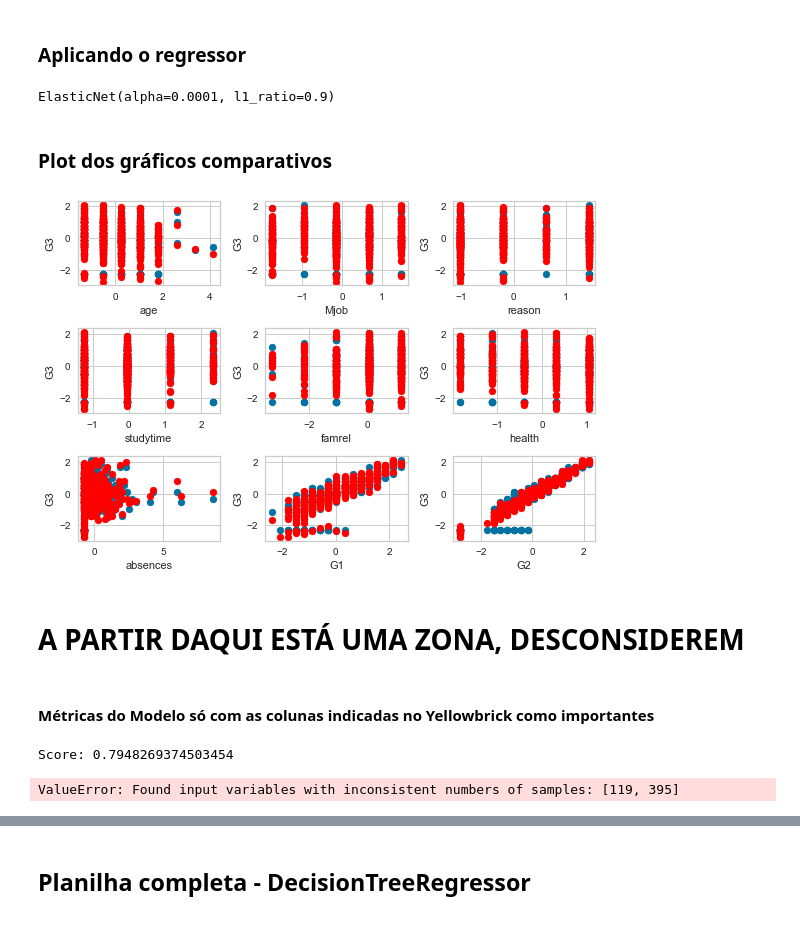
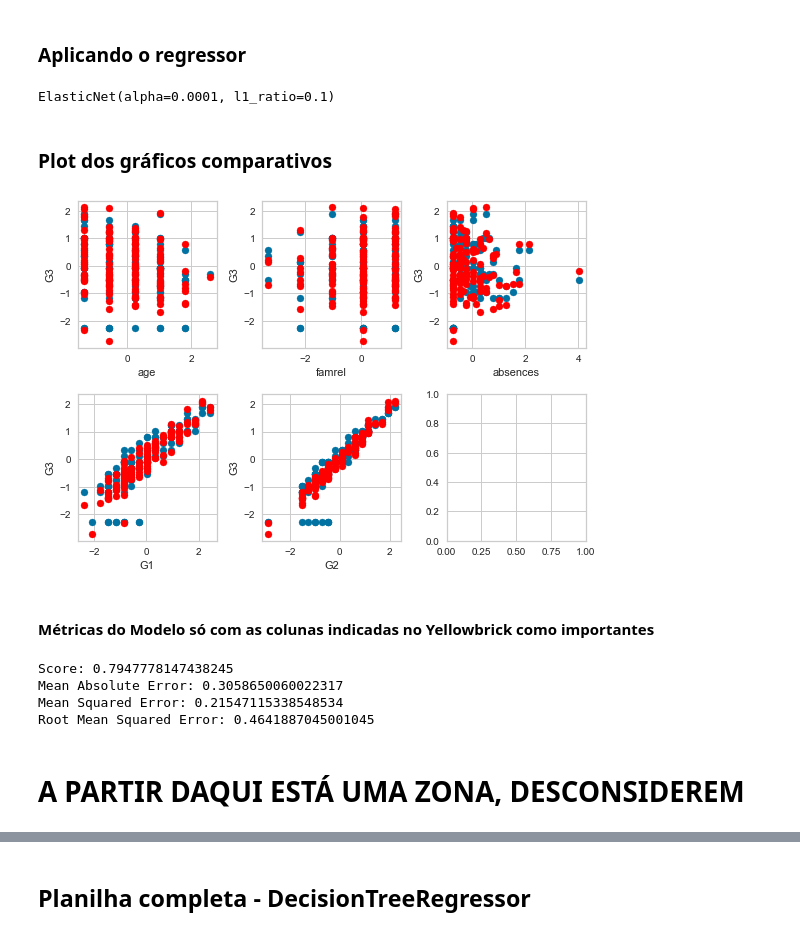
Before and after one commit to analiciabraga/desafioML, a Jupyter notebook: DesafioML-NotaFinal.ipynb, the cells around one changed output, grey strips where cells are left out. Cells and saved outputs as stored; diff of their text form; code cells hidden in the pictures.

```diff
--- a/DesafioML-NotaFinal.ipynb
+++ b/DesafioML-NotaFinal.ipynb
@@ -135,8 +132,7 @@ O algoritmo escolhido após vários testes foi o ELastic Net
 ### Gráficos Yellowbrick
 # %%
 #Gera um gráfico com a melhor quantidade de variáveis a ser considerada e quais são elas
-#cv = StratifiedKFold(5) - LINHA COMENTADA PQ O CROSSVALIDATION ESTAVA DANDO ERRO DE VARIÁVEL TIPO CONTINUOUS
-visualizer = RFECV(RandomForestRegressor(), cv=5, scoring='r2')
+visualizer = RFECV(ElasticNet(alpha=0.0001,l1_ratio=0.1), cv=8, scoring='r2')
 visualizer.fit(X, y)
 visualizer.show()
 # %% [output]
@@ -247,68 +223,46 @@ alpha =  1  l1_ratio =  0.9  Score =  0.0
 ### Aplicando o regressor
 # %%
 # Usando os dados da linha anterior, o melhor score
-notas_final = ElasticNet(alpha=0.0001,l1_ratio=0.9)
+notas_final = ElasticNet(alpha=0.0001,l1_ratio=0.1)
 notas_final.fit(X_train, y_train)
 # %% [output]
-ElasticNet(alpha=0.0001, l1_ratio=0.9)
+ElasticNet(alpha=0.0001, l1_ratio=0.1)
 # %%
-y_pred = notas_final.predict(X)
+y_pred = notas_final.predict(X_test)
 # %% [markdown]
 ### Plot dos gráficos comparativos
 # %%
-# Cria gráficos que demonstram as posições dos dados usando as variáveis indicadas no Yellowbrick, em uma matriz (3,3)
+# Cria gráficos que demonstram as posições dos dados usando as variáveis indicadas no Yellowbrick, em uma matriz (2,3)
 # acrescido do plot da predição
-fig, ax = plt.subplots(3, 3)
-ax[0,0].scatter(X.iloc[:,2],y);
-ax[0,0].scatter(X.iloc[:,2],y_pred,color='red');
+fig, ax = plt.subplots(2, 3)
+ax[0,0].scatter(X_test.iloc[:,2],y_test);
+ax[0,0].scatter(X_test.iloc[:,2],y_pred,color='red');
 ax[0,0].set_xlabel('age');
 ax[0,0].set_ylabel('G3');
 
-ax[0,1].scatter(X.iloc[:,8],y);
-ax[0,1].scatter(X.iloc[:,8],y_pred,color='red');
-ax[0,1].set_xlabel('Mjob');
+ax[0,1].scatter(X_test.iloc[:,23],y_test);
+ax[0,1].scatter(X_test.iloc[:,23],y_pred,color='red');
+ax[0,1].set_xlabel('famrel');
 ax[0,1].set_ylabel('G3');
 
-ax[0,2].scatter(X.iloc[:,10],y);
-ax[0,2].scatter(X.iloc[:,10],y_pred,color='red');
-ax[0,2].set_xlabel('reason');
+ax[0,2].scatter(X_test.iloc[:,29],y_test);
+ax[0,2].scatter(X_test.iloc[:,29],y_pred,color='red');
+ax[0,2].set_xlabel('absences');
 ax[0,2].set_ylabel('G3');
 
-ax[1,0].scatter(X.iloc[:,13],y);
-ax[1,0].scatter(X.iloc[:,13],y_pred,color='red');
-ax[1,0].set_xlabel('studytime');
+ax[1,0].scatter(X_test.iloc[:,30],y_test);
+ax[1,0].scatter(X_test.iloc[:,30],y_pred,color='red');
+ax[1,0].set_xlabel('G1');
 ax[1,0].set_ylabel('G3');
 
-ax[1,1].scatter(X.iloc[:,23],y);
-ax[1,1].scatter(X.iloc[:,23],y_pred,color='red');
-ax[1,1].set_xlabel('famrel');
+ax[1,1].scatter(X_test.iloc[:,31],y_test);
+ax[1,1].scatter(X_test.iloc[:,31],y_pred,color='red');
+ax[1,1].set_xlabel('G2');
 ax[1,1].set_ylabel('G3');
 
-ax[1,2].scatter(X.iloc[:,28],y);
-ax[1,2].scatter(X.iloc[:,28],y_pred,color='red');
-ax[1,2].set_xlabel('health');
-ax[1,2].set_ylabel('G3');
-
-ax[2,0].scatter(X.iloc[:,29],y);
-ax[2,0].scatter(X.iloc[:,29],y_pred,color='red');
-ax[2,0].set_xlabel('absences');
-ax[2,0].set_ylabel('G3');
-
-ax[2,1].scatter(X.iloc[:,30],y);
-ax[2,1].scatter(X.iloc[:,30],y_pred,color='red');
-ax[2,1].set_xlabel('G1');
-ax[2,1].set_ylabel('G3');
-
-ax[2,2].scatter(X.iloc[:,31],y);
-ax[2,2].scatter(X.iloc[:,31],y_pred,color='red');
-ax[2,2].set_xlabel('G2');
-ax[2,2].set_ylabel('G3');
-
 plt.tight_layout();
 # %% [output]
-[figure, old version]
+[figure, new version]
-# %% [markdown]
-# A PARTIR DAQUI ESTÁ UMA ZONA, DESCONSIDEREM
 # %% [markdown]
 #### Métricas do Modelo só com as colunas indicadas no Yellowbrick como importantes
 # %%
@@ -319,5 +273,9 @@ print('Mean Absolute Error:', metrics.mean_absolute_error(y_test, y_pred)) #pró
 print('Mean Squared Error:', metrics.mean_squared_error(y_test, y_pred))
 print('Root Mean Squared Error:', np.sqrt(metrics.mean_squared_error(y_test, y_pred))) #medida de dispersão
 # %% [output]
-Score: 0.7948269374503454
+Score: 0.7947778147438245
+Mean Absolute Error: 0.3058650060022317
+Mean Squared Error: 0.21547115338548534
+Root Mean Squared Error: 0.4641887045001045
-ValueError: Found input variables with inconsistent numbers of samples: [119, 395]
+# %% [markdown]
+# A PARTIR DAQUI ESTÁ UMA ZONA, DESCONSIDEREM
```
Also changed, not shown: parts of 9 cells of this notebook.
